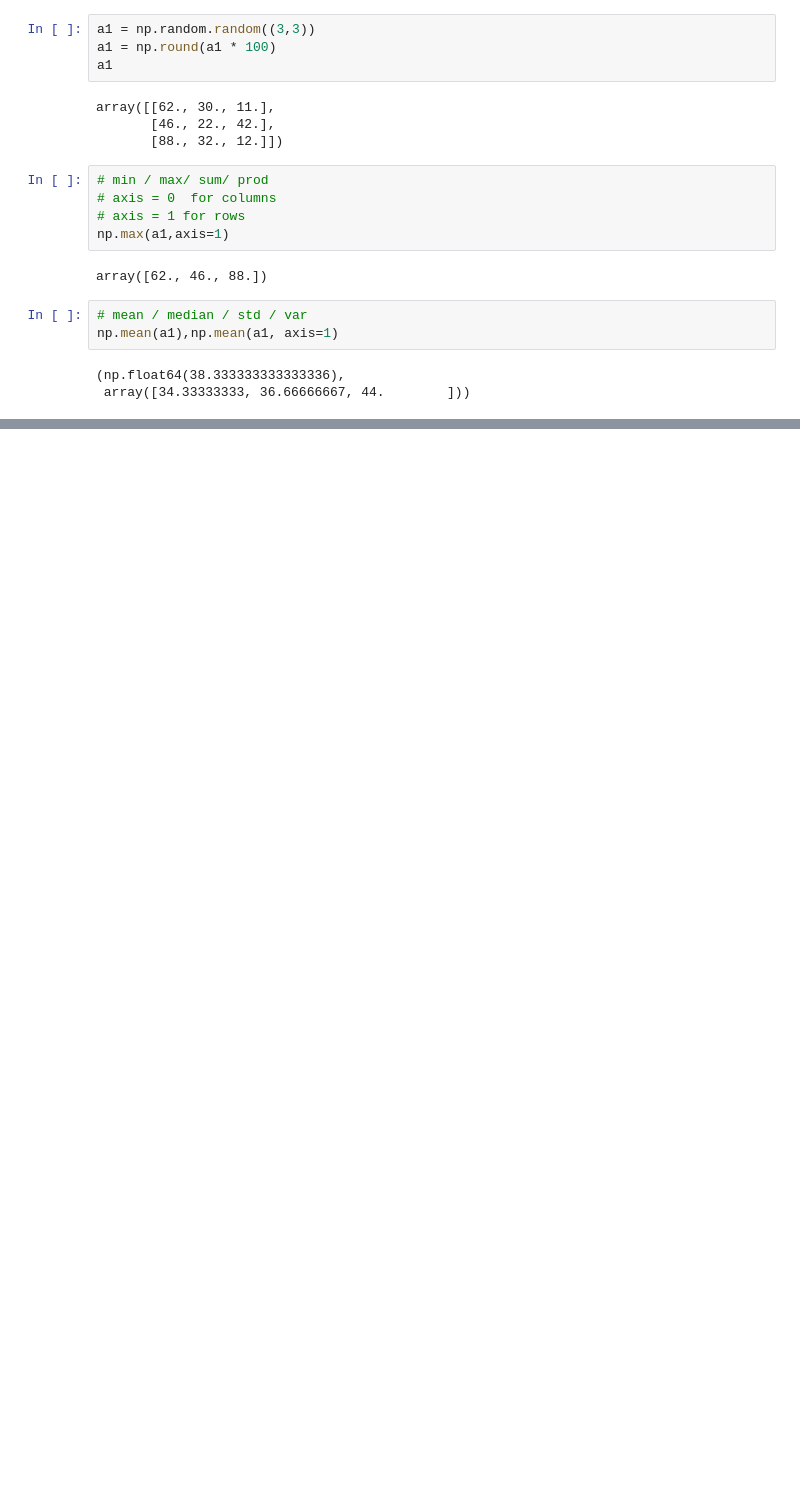
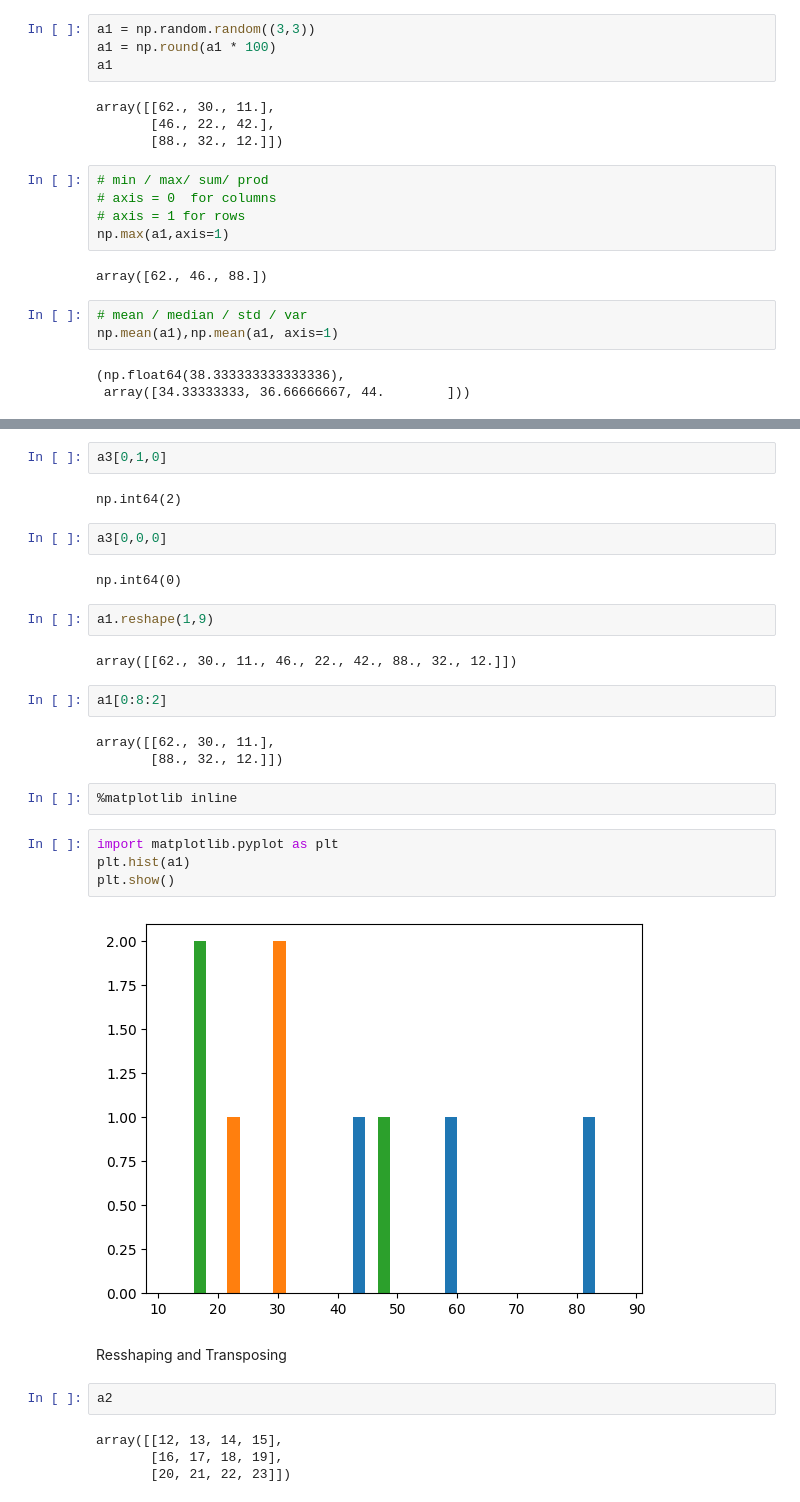
Before and after one commit to Pirate-Nirav/MachineLearning, a Jupyter notebook: introduction-to-numpy.ipynb, the cells around one changed output, grey strips where cells are left out. Drawn from its saved outputs; the diff is of its cells as text; blank space fills up the shorter version.

```diff
--- a/introduction-to-numpy.ipynb
+++ b/introduction-to-numpy.ipynb
@@ -325,0 +338,33 @@ np.mean(a1),np.mean(a1, axis=1)
+# %%
+a3[0,1,0]
+# %% [output]
+np.int64(2)
+# %%
+a3[0,0,0]
+# %% [output]
+np.int64(0)
+# %%
+a1.reshape(1,9)
+# %% [output]
+array([[62., 30., 11., 46., 22., 42., 88., 32., 12.]])
+# %%
+a1[0:8:2]
+# %% [output]
+array([[62., 30., 11.],
+       [88., 32., 12.]])
+# %%
+%matplotlib inline
+# %%
+import matplotlib.pyplot as plt
+plt.hist(a1)
+plt.show()
+# %% [output]
+[figure, added]
+# %% [markdown]
+Resshaping and Transposing
+# %%
+a2
+# %% [output]
+array([[12, 13, 14, 15],
+       [16, 17, 18, 19],
+       [20, 21, 22, 23]])
```
Also changed, not shown: parts of 37 cells of this notebook, 11 other files.
